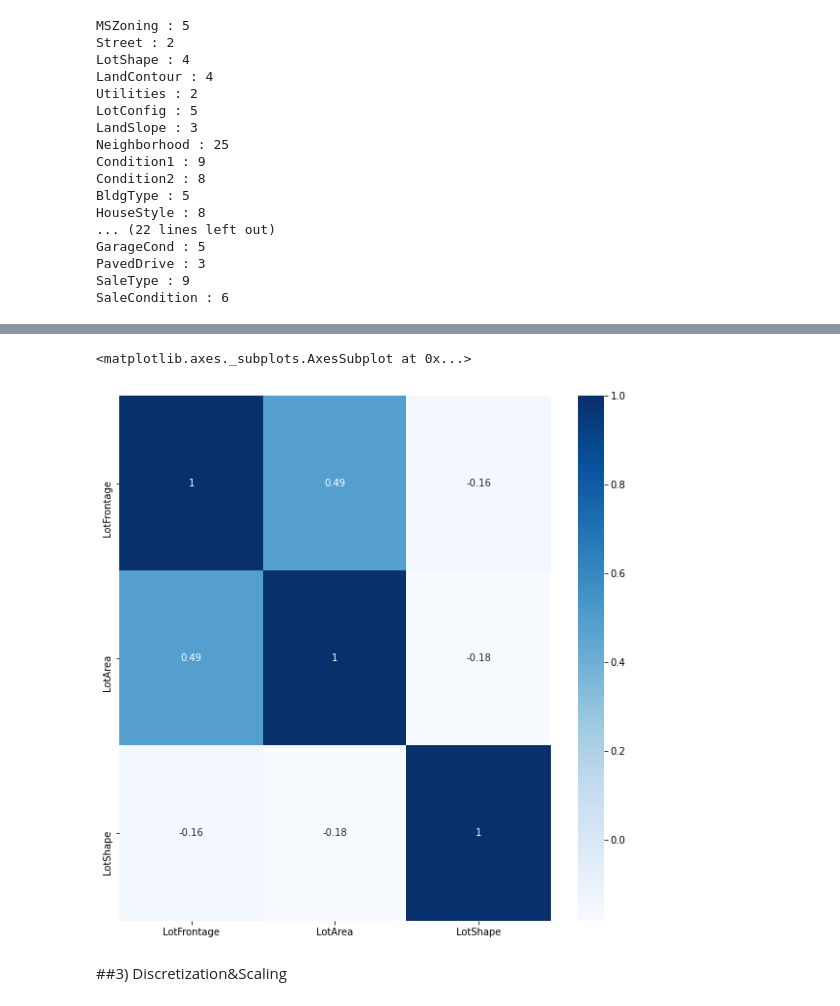
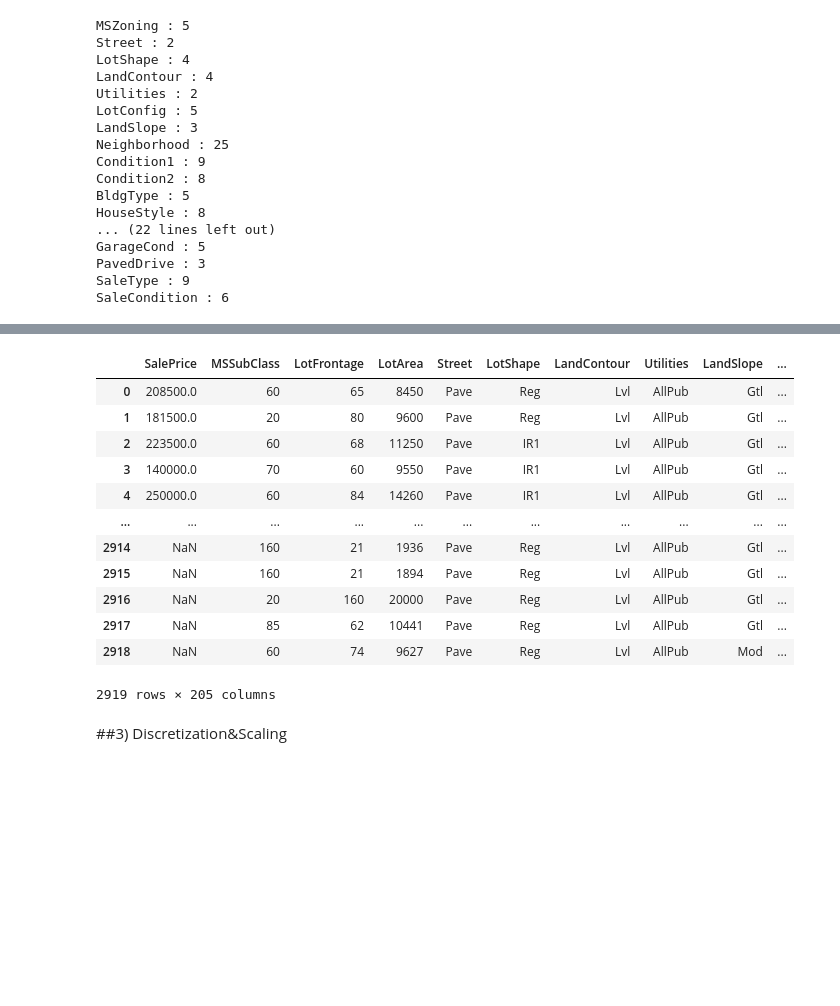
Before and after one commit to DongjunYou/21_1Q_Army, a Jupyter notebook: 4.House/House_Baseline.ipynb, the cells around one changed output, grey strips where cells are left out. Cells and saved outputs as stored; diff of their text form; code cells hidden in the pictures; blank space fills up the shorter version.

```diff
--- a/4.House/House_Baseline.ipynb
+++ b/4.House/House_Baseline.ipynb
@@ -93,8 +93,3 @@ LotArea            0
 LandContour        0
 Neighborhood       0
 dtype: int64
-# %%
-random=['BsmtCond','BsmtExposure','BsmtQual','BsmtFinType2','BsmtFinType1','MasVnrType','MasVnrArea','MSZoning','Utilities','Functional','BsmtFullBath','BsmtHalfBath','BsmtFinSF1','BsmtFinSF2','Exterior2nd','GarageArea','TotalBsmtSF','BsmtUnfSF','Electrical','Exterior1st','KitchenQual','SaleType','GarageCars']
-imputer=SimpleImputer(strategy='most_frequent')
-df[random]=imputer.fit_transform(df[random])
-df.isnull().sum().sort_values(ascending=False).head(10)
@@ -112,0 +96,6 @@ dtype: int64
+# %%
+imputer=SimpleImputer(strategy='most_frequent')
+nd=imputer.fit_transform(df.drop('SalePrice',axis=1)) #only 5% so ignoring at baseline
+fdf=pd.DataFrame(nd,columns=df.drop('SalePrice',axis=1).columns)
+df=pd.concat([df['SalePrice'],fdf],axis=1)
+df.isnull().sum().sort_values(ascending=False).head(10) #insight1.Concentrated in Lot/Garage #insight2.first two are continuous(easy) rest are categorical(needs encoding first)
@@ -193,5 +198,0 @@ Name: LotShape, Length: 2919, dtype: int64
-# %%
-for var in ordinal:
-  le=LabelEncoder().fit_transform(df[var].astype(str))
-  df[var]=pd.Series(le)
-  print(df[var].unique())
@@ -238,9 +199,19 @@ Name: LotFrontage, dtype: float64
-# %%
-fig=plt.figure(figsize=(10,10))
-sns.heatmap(lot.corr(),cmap='Blues',annot=True)
-# %% [output]
-<matplotlib.axes._subplots.AxesSubplot at 0x...>
-[figure, removed]
+# %%
+pd.get_dummies(df,columns=nominal)  #still room for improvement
+# %% [output]
+|  | SalePrice | MSSubClass | LotFrontage | LotArea | Street | LotShape | LandContour | Utilities | LandSlope | ... |
+| 0 | 208500.0 | 60 | 65 | 8450 | Pave | Reg | Lvl | AllPub | Gtl | ... |
+| 1 | 181500.0 | 20 | 80 | 9600 | Pave | Reg | Lvl | AllPub | Gtl | ... |
+| 2 | 223500.0 | 60 | 68 | 11250 | Pave | IR1 | Lvl | AllPub | Gtl | ... |
+| 3 | 140000.0 | 70 | 60 | 9550 | Pave | IR1 | Lvl | AllPub | Gtl | ... |
+| 4 | 250000.0 | 60 | 84 | 14260 | Pave | IR1 | Lvl | AllPub | Gtl | ... |
+| ... | ... | ... | ... | ... | ... | ... | ... | ... | ... | ... |
+| 2914 | NaN | 160 | 21 | 1936 | Pave | Reg | Lvl | AllPub | Gtl | ... |
+| 2915 | NaN | 160 | 21 | 1894 | Pave | Reg | Lvl | AllPub | Gtl | ... |
+| 2916 | NaN | 20 | 160 | 20000 | Pave | Reg | Lvl | AllPub | Gtl | ... |
+| 2917 | NaN | 85 | 62 | 10441 | Pave | Reg | Lvl | AllPub | Gtl | ... |
+| 2918 | NaN | 60 | 74 | 9627 | Pave | Reg | Lvl | AllPub | Mod | ... |
+2919 rows × 205 columns
 # %% [markdown]
 ##3) Discretization&Scaling
 # %%
```
Also changed, not shown: parts of 12 cells of this notebook.
